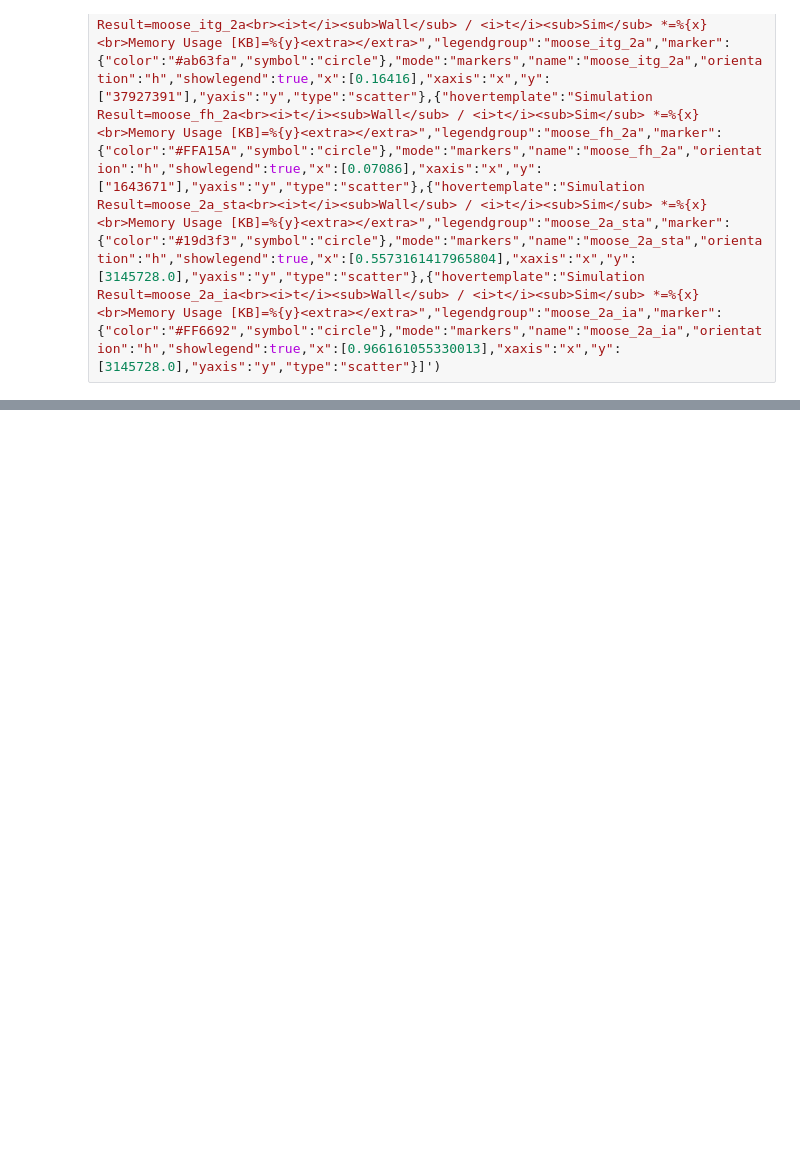
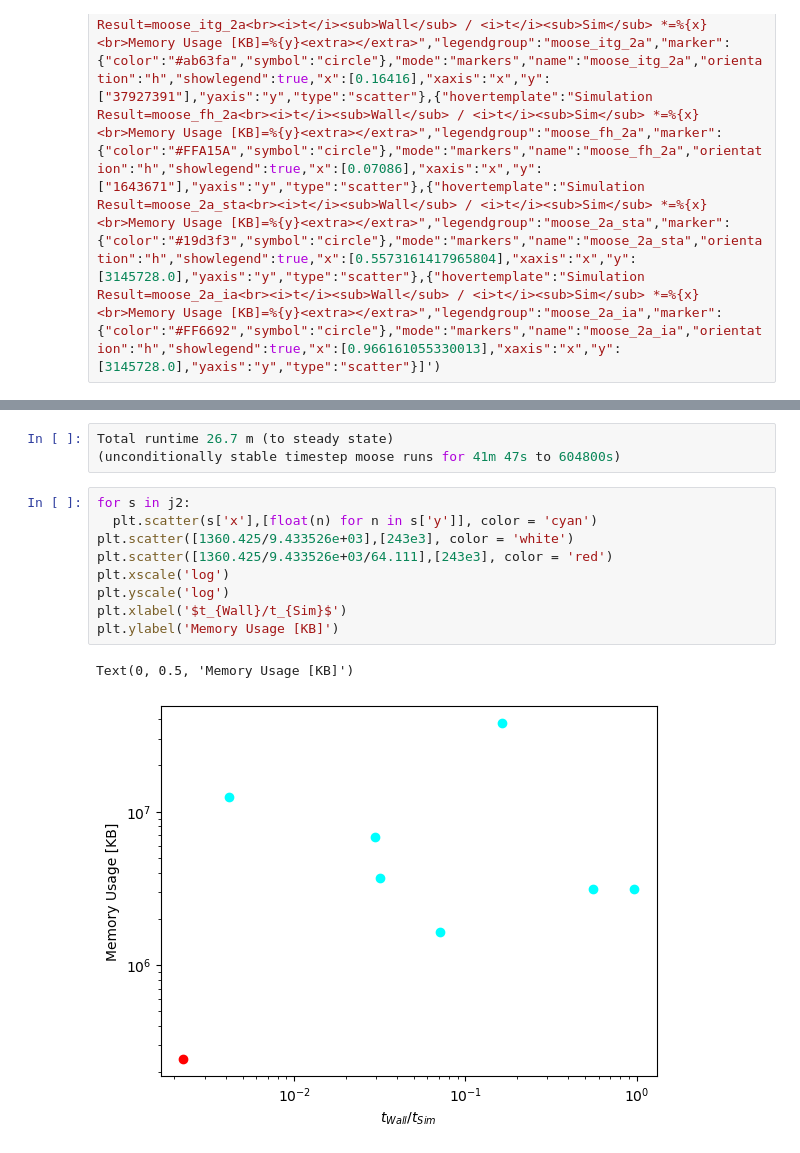
Before and after one commit to idaholab/swift, a Jupyter notebook: benchmarks/02_oswald_ripening/notebook.ipynb, the cells around one changed output, grey strips where cells are left out. Drawn from its saved outputs; the diff is of its cells as text; blank space fills up the shorter version.

```diff
--- a/benchmarks/02_oswald_ripening/notebook.ipynb
+++ b/benchmarks/02_oswald_ripening/notebook.ipynb
@@ -45,0 +51,15 @@ plt.yscale('log')
+# %%
+Total runtime 26.7 m (to steady state)
+(unconditionally stable timestep moose runs for 41m 47s to 604800s)
+# %%
+for s in j2:
+  plt.scatter(s['x'],[float(n) for n in s['y']], color = 'cyan')
+plt.scatter([1360.425/9.433526e+03],[243e3], color = 'white')
+plt.scatter([1360.425/9.433526e+03/64.111],[243e3], color = 'red')
+plt.xscale('log')
+plt.yscale('log')
+plt.xlabel('$t_{Wall}/t_{Sim}$')
+plt.ylabel('Memory Usage [KB]')
+# %% [output]
+Text(0, 0.5, 'Memory Usage [KB]')
+[figure, added]
```
Also changed, not shown: parts of 3 cells of this notebook, 3 other files.
